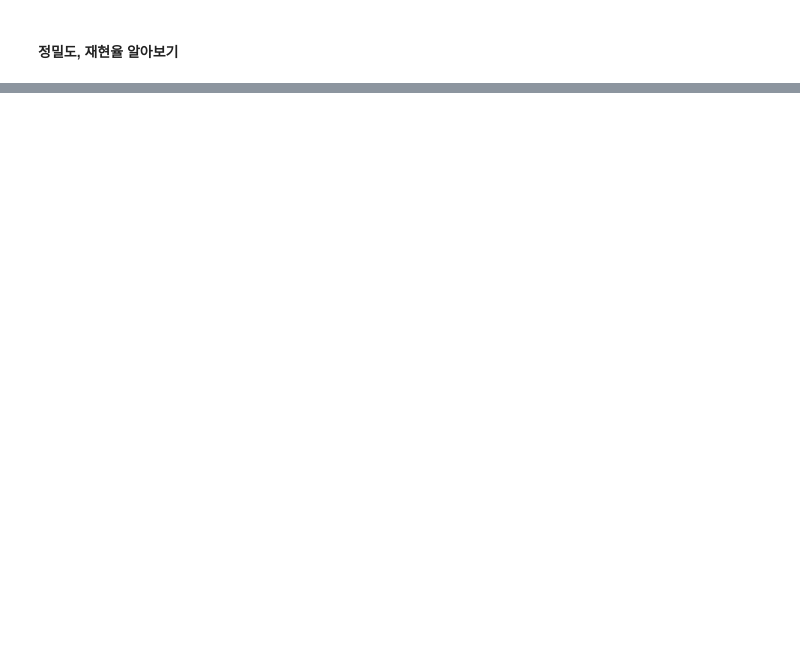
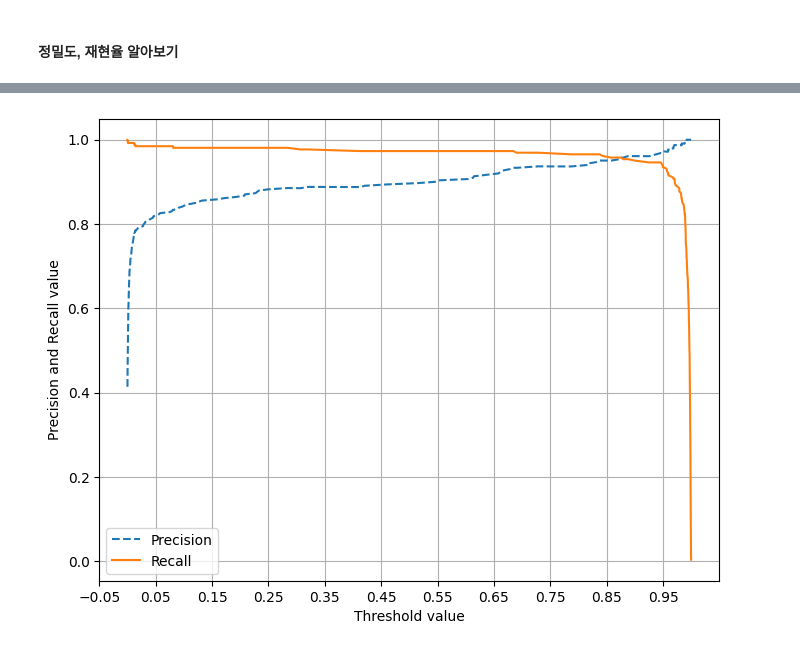
Before and after one commit to SOYOUNGdev/PCB_classification, a Jupyter notebook: code/test3.ipynb, the cells around one changed output, grey strips where cells are left out. Saved outputs shown, nothing was run; the diff lists cells and outputs as text; code cells hidden in the pictures; blank space fills up the shorter version.

```diff
--- a/code/test3.ipynb
+++ b/code/test3.ipynb
@@ -3772,0 +4540,27 @@ False Negative(FN): 모델이 NG를 OK로 잘못 분류한 경우(error 2)
+# %%
+# 테스트 데이터에 대한 예측 확률 생성
+model.eval()  # 모델을 평가 모드로 설정
+all_predictions_proba = []
+
+with torch.no_grad():  # 그래디언트 계산을 비활성화
+    for images, targets in test_loader:
+        images = images.to(DEVICE)
+        outputs = model(images)
+
+        # 예측 확률 생성 (여기서 sigmoid를 사용하여 확률로 변환)
+        predicted_proba = torch.sigmoid(outputs.view(-1)).cpu().numpy()
+        all_predictions_proba.extend(predicted_proba)
+
+# 리스트를 numpy 배열로 변환
+all_predictions_proba = np.array(all_predictions_proba)
+
+# 테스트 데이터의 실제 레이블 수집
+all_targets = []
+for images, targets in test_loader:
+    all_targets.extend(targets.numpy())  # flatten을 위한 리스트에 추가
+all_targets = np.array(all_targets)  # 리스트를 numpy 배열로 변환
+
+# 정밀도-재현율 곡선 그리기
+precision_recall_curve_plot(all_targets, all_predictions_proba)
+# %% [output]
+[figure, added]
```
Also changed, not shown: parts of 89 cells of this notebook, 4 other files.
